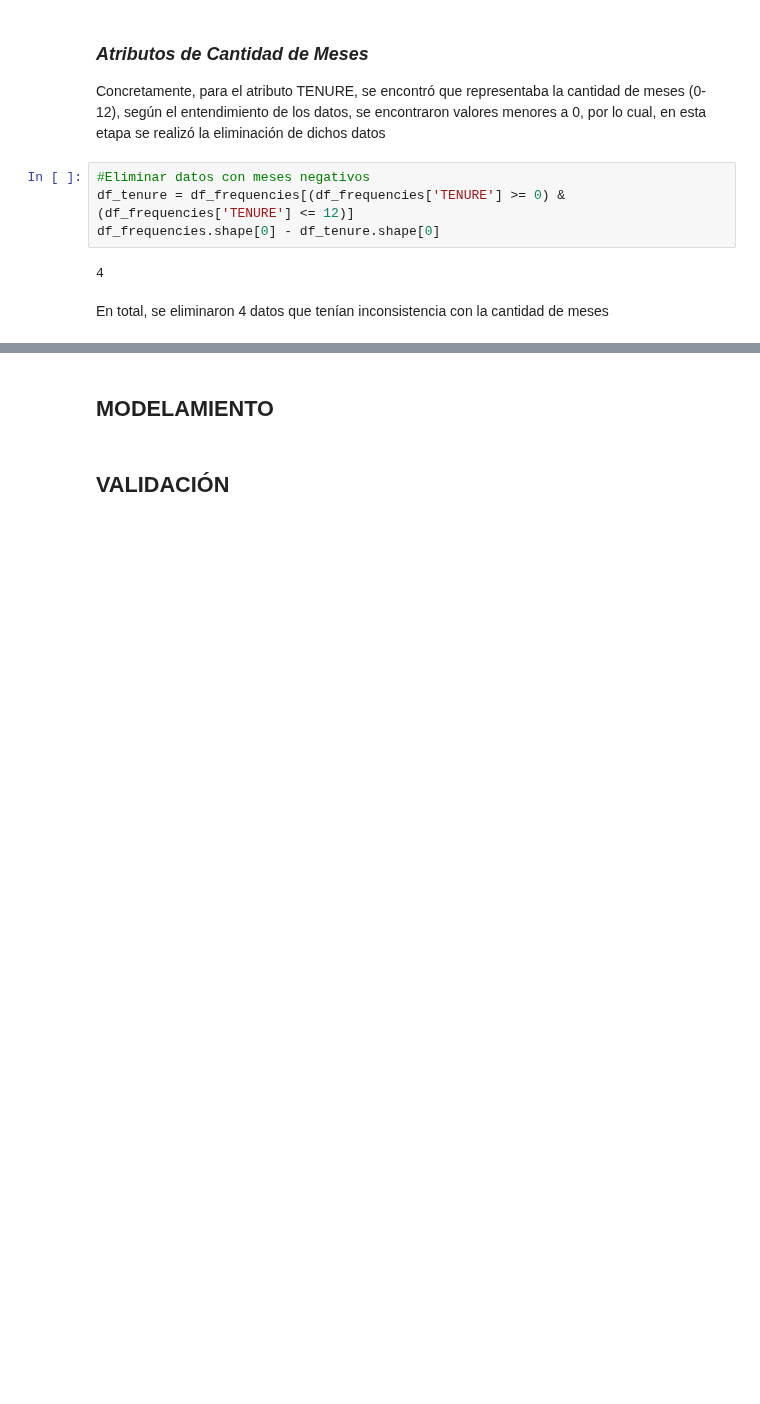
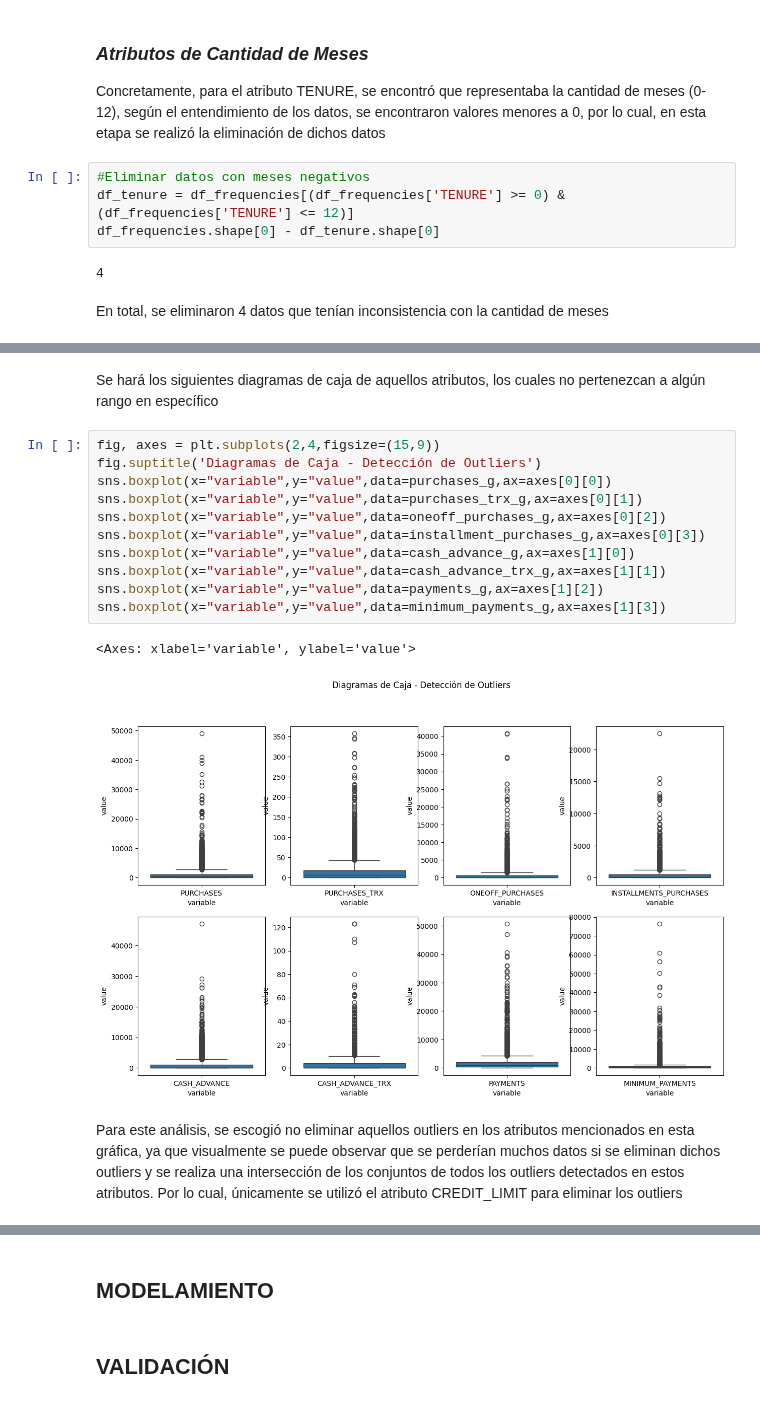
Before and after one commit to Feru34/Trabajos-BI, a Jupyter notebook: LAB1_BI.ipynb, the cells around one changed output, grey strips where cells are left out. Drawn from its saved outputs; the diff is of its cells as text; blank space fills up the shorter version.

```diff
--- a/LAB1_BI.ipynb
+++ b/LAB1_BI.ipynb
@@ -213,0 +260,18 @@ En total, se eliminaron 4 datos que tenían inconsistencia con la cantidad de me
+# %% [markdown]
+Se hará los siguientes diagramas de caja de aquellos atributos, los cuales no pertenezcan a algún rango en específico
+# %%
+fig, axes = plt.subplots(2,4,figsize=(15,9))
+fig.suptitle('Diagramas de Caja - Detección de Outliers')
+sns.boxplot(x="variable",y="value",data=purchases_g,ax=axes[0][0])
+sns.boxplot(x="variable",y="value",data=purchases_trx_g,ax=axes[0][1])
+sns.boxplot(x="variable",y="value",data=oneoff_purchases_g,ax=axes[0][2])
+sns.boxplot(x="variable",y="value",data=installment_purchases_g,ax=axes[0][3])
+sns.boxplot(x="variable",y="value",data=cash_advance_g,ax=axes[1][0])
+sns.boxplot(x="variable",y="value",data=cash_advance_trx_g,ax=axes[1][1])
+sns.boxplot(x="variable",y="value",data=payments_g,ax=axes[1][2])
+sns.boxplot(x="variable",y="value",data=minimum_payments_g,ax=axes[1][3])
+# %% [output]
+<Axes: xlabel='variable', ylabel='value'>
+[figure, added]
+# %% [markdown]
+Para este análisis, se escogió no eliminar aquellos outliers en los atributos mencionados en esta gráfica, ya que visualmente se puede observar que se perderían muchos datos si se eliminan dichos outliers y se realiza una intersección de los conjuntos de todos los outliers detectados en estos atributos. Por lo cual, únicamente se utilizó el atributo CREDIT_LIMIT para eliminar los outliers
```
Also changed, not shown: parts of 24 cells of this notebook.
